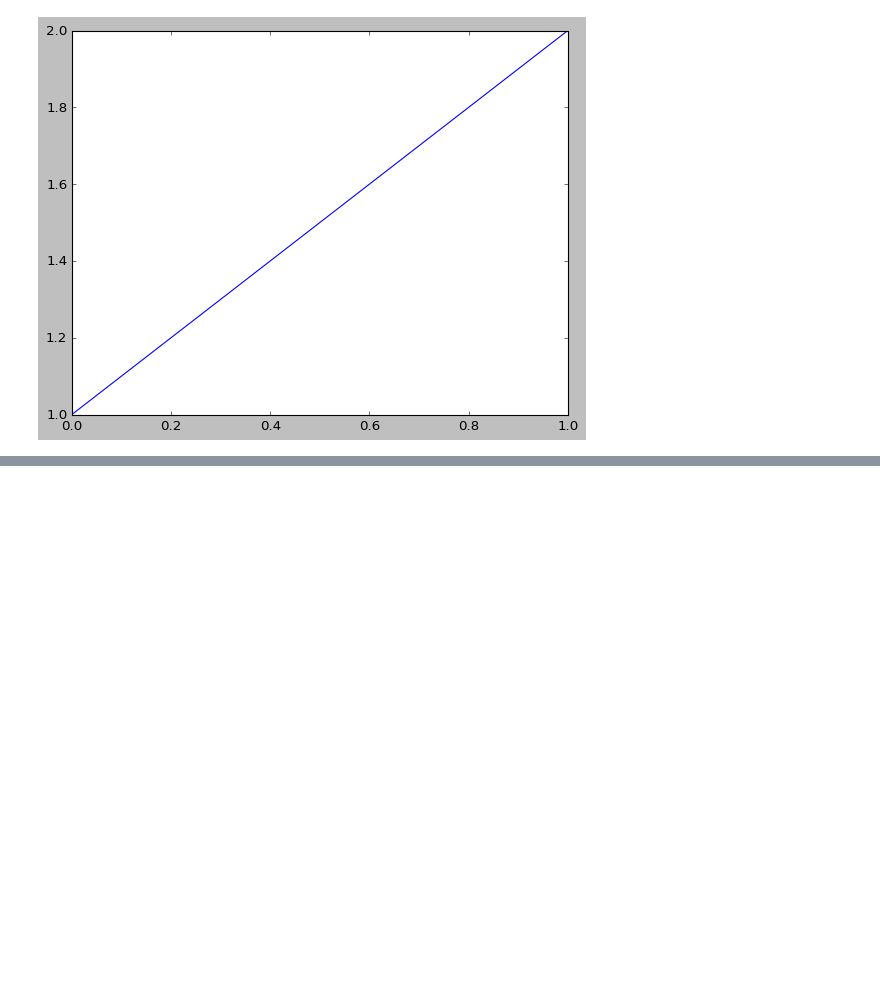
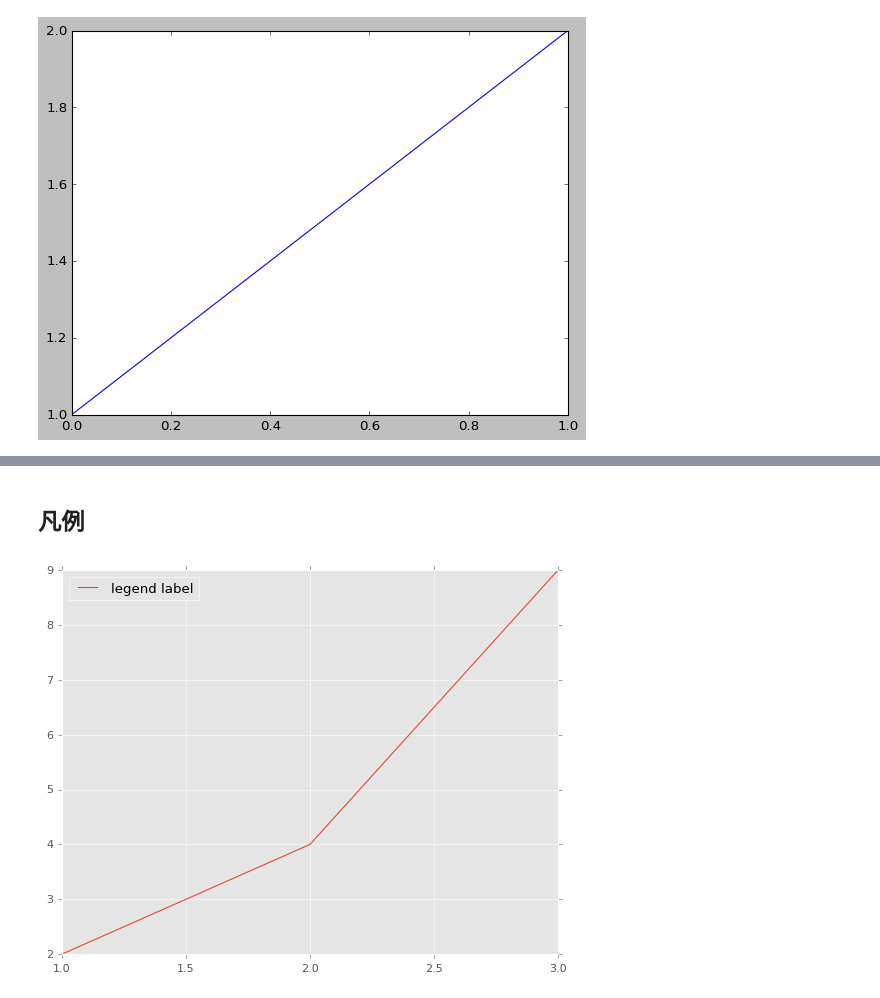
Before and after one commit to taka-yoko/python_data_analysis, a Jupyter notebook: matplotlib.ipynb, the cells around one changed output, grey strips where cells are left out. Cells and saved outputs as stored; diff of their text form; code cells hidden in the pictures; blank space fills up the shorter version.

```diff
--- a/matplotlib.ipynb
+++ b/matplotlib.ipynb
@@ -75,0 +103,12 @@ plt.show()
+# %% [markdown]
+## 凡例
+# %%
+fig, ax = plt.subplots()
+
+# 凡例用のラベルを設定
+ax.plot([1, 2, 3], [2, 4, 9], label='legend label')
+ax.legend(loc='best') #データとの重なりが最小の位置に出力してくれる
+
+plt.show()
+# %% [output]
+[figure, added]
```
Also changed, not shown: parts of 55 cells of this notebook, 3 other files.
